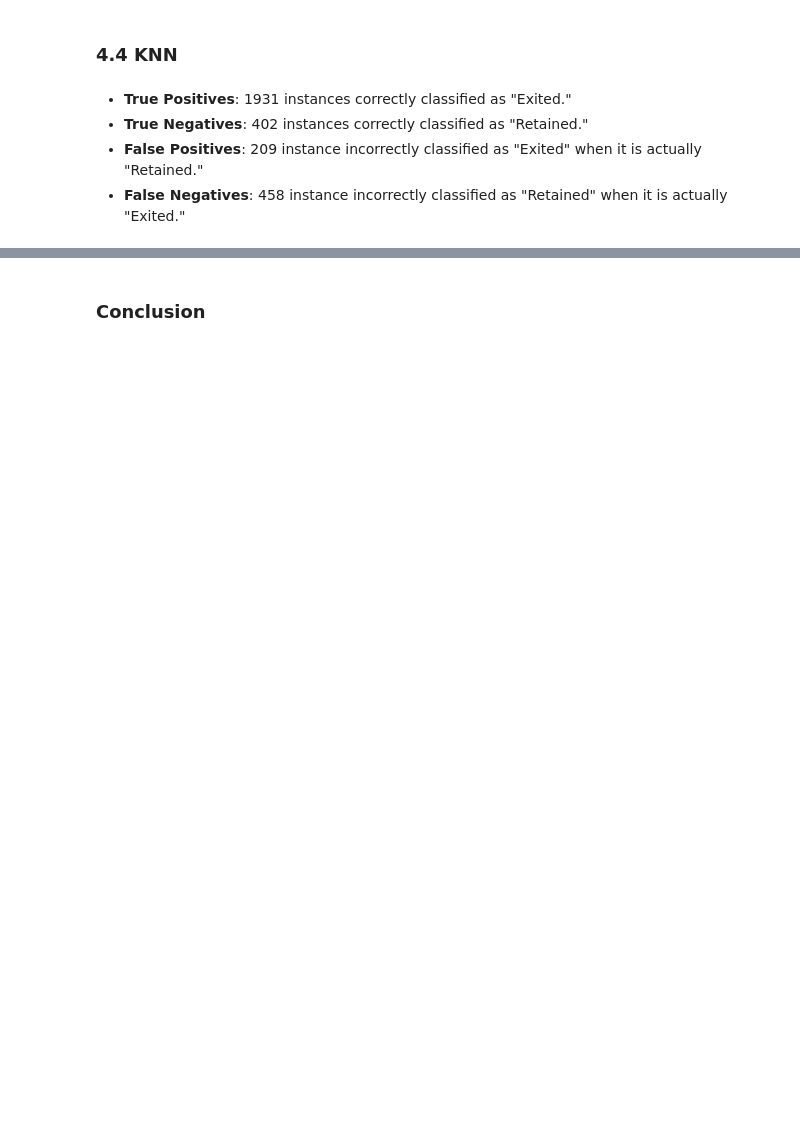
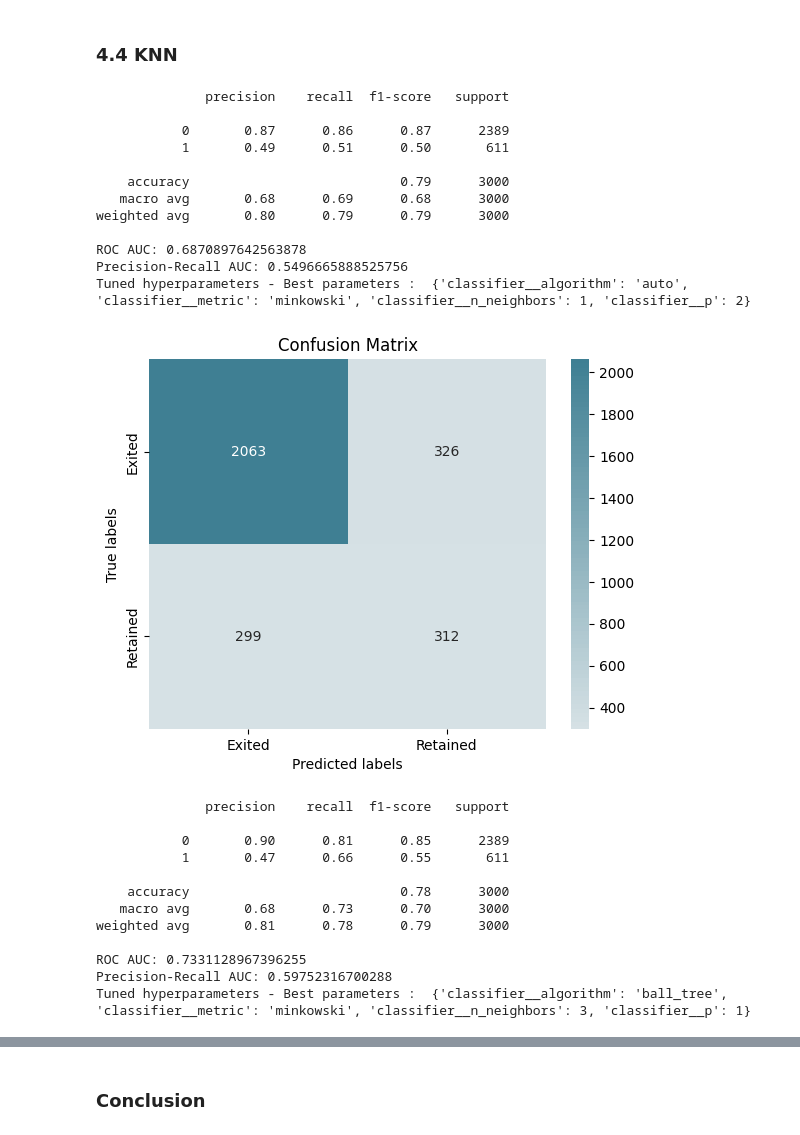
Before and after one commit to Abderrahmane-Chafi/BankCustomerChurnAnalysis, a Jupyter notebook: notebook794dc85e40.ipynb, the cells around one changed output, grey strips where cells are left out. Saved outputs shown, nothing was run; the diff lists cells and outputs as text; code cells hidden in the pictures; blank space fills up the shorter version.

```diff
--- a/notebook794dc85e40.ipynb
+++ b/notebook794dc85e40.ipynb
@@ -398,24 +592,60 @@ evaluate_model(grid_lr, X_test, Y_test)
 # %% [markdown]
 ### 4.4 KNN <a class="anchor" id="m4"></a>
-# %%
-pipeline_knn = Pipeline([
-    ('scaler', StandardScaler()),
-    ('smote', SMOTE(random_state=42)),
-    ('classifier', KNeighborsClassifier())
-])
-
-parameters_knn = {
-    'classifier__n_neighbors': [1, 3, 5, 7, 9],
-    'classifier__algorithm': ['auto', 'ball_tree', 'kd_tree', 'brute'],
-    'classifier__p': [1, 2],
-    'classifier__metric': ['minkowski','euclidean','manhattan'],
-}
-
-grid_knn = GridSearchCV(pipeline_knn, param_grid=parameters_knn, cv=stratified_kf)
-grid_knn.fit(X_train, Y_train)
-evaluate_model(grid_knn, X_test, Y_test)
-# %% [markdown]
-* **True Positives**: 1931 instances correctly classified as "Exited."
-* **True Negatives**: 402 instances correctly classified as "Retained."
-* **False Positives**: 209 instance incorrectly classified as "Exited" when it is actually "Retained."
-* **False Negatives**: 458 instance incorrectly classified as "Retained" when it is actually "Exited."
+# %%
+parameters_knn = {
+    'classifier__n_neighbors': [1, 3, 5, 7, 9],
+    'classifier__algorithm': ['auto', 'ball_tree', 'kd_tree', 'brute'],
+    'classifier__p': [1, 2],
+    'classifier__metric': ['minkowski','euclidean','manhattan'],
+}
+
+pipeline_knn_smote = Pipeline([
+    ('scaler', StandardScaler()),
+    ('smote', SMOTE(random_state=42)),
+    ('classifier', KNeighborsClassifier())
+])
+
+
+pipeline_knn_over = Pipeline([
+    ('scaler', StandardScaler()),
+    ('oversample', RandomOverSampler(random_state=42)),
+    ('classifier', KNeighborsClassifier())
+])
+
+pipeline_knn_under = Pipeline([
+    ('scaler', StandardScaler()),
+    ('undersample', RandomUnderSampler(random_state=42)),
+    ('classifier', KNeighborsClassifier())
+])
+
+run_grid_search("KNN",X_train, Y_train, X_test, Y_test, pipeline_knn_over, parameters_knn, 'Oversampling')
+run_grid_search("KNN",X_train, Y_train, X_test, Y_test, pipeline_knn_smote, parameters_knn, 'SMOTE')
+run_grid_search("KNN",X_train, Y_train, X_test, Y_test, pipeline_knn_under, parameters_knn, 'Undersampling')
+
+wb.save('model_comparison.xlsx')
+# %% [output]
+              precision    recall  f1-score   support
+
+           0       0.87      0.86      0.87      2389
+           1       0.49      0.51      0.50       611
+
+    accuracy                           0.79      3000
+   macro avg       0.68      0.69      0.68      3000
+weighted avg       0.80      0.79      0.79      3000
+
+ROC AUC: 0.6870897642563878
+Precision-Recall AUC: 0.5496665888525756
+Tuned hyperparameters - Best parameters :  {'classifier__algorithm': 'auto', 'classifier__metric': 'minkowski', 'classifier__n_neighbors': 1, 'classifier__p': 2}
+[figure, added]
+              precision    recall  f1-score   support
+
+           0       0.90      0.81      0.85      2389
+           1       0.47      0.66      0.55       611
+
+    accuracy                           0.78      3000
+   macro avg       0.68      0.73      0.70      3000
+weighted avg       0.81      0.78      0.79      3000
+
+ROC AUC: 0.7331128967396255
+Precision-Recall AUC: 0.59752316700288
+Tuned hyperparameters - Best parameters :  {'classifier__algorithm': 'ball_tree', 'classifier__metric': 'minkowski', 'classifier__n_neighbors': 3, 'classifier__p': 1}
```
Also changed, not shown: parts of 19 cells of this notebook.
